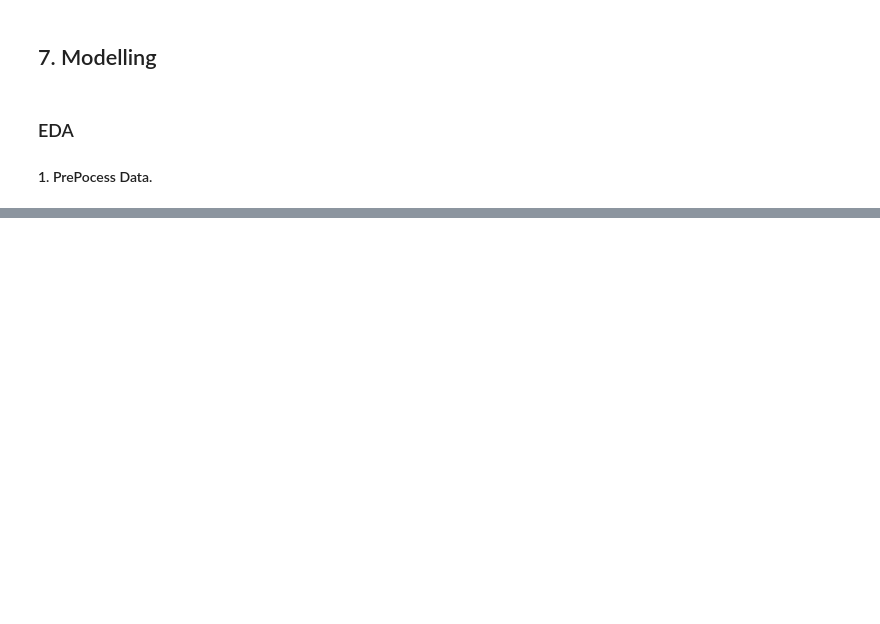
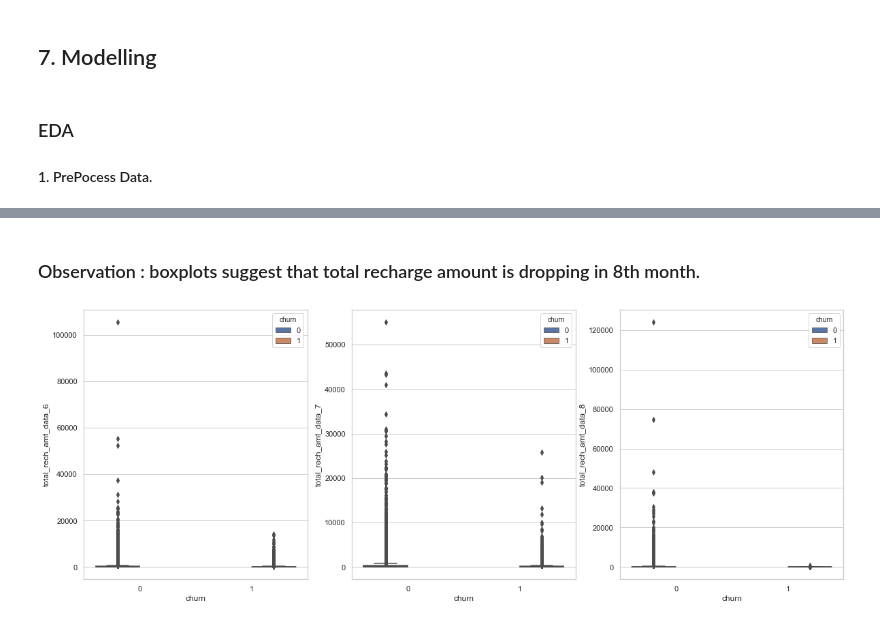
Before and after one commit to CalmIdiot1982/IIIT-PCA-Assignment, a Jupyter notebook: Telecom_Case_Study_Assignment.ipynb, the cells around one changed output, grey strips where cells are left out. Cells and saved outputs as stored; diff of their text form; code cells hidden in the pictures; blank space fills up the shorter version.

```diff
--- a/Telecom_Case_Study_Assignment.ipynb
+++ b/Telecom_Case_Study_Assignment.ipynb
@@ -726,0 +882,7 @@ churn_updated.shape
+# %% [markdown]
+### Observation : boxplots suggest that total recharge amount is dropping in 8th month.
+# %%
+# Analyze how total_rech_amt_data is impacting churn
+plot_box_chart('total_rech_amt_data', churn_updated)
+# %% [output]
+[figure, added]
```
Also changed, not shown: parts of 43 cells of this notebook.
